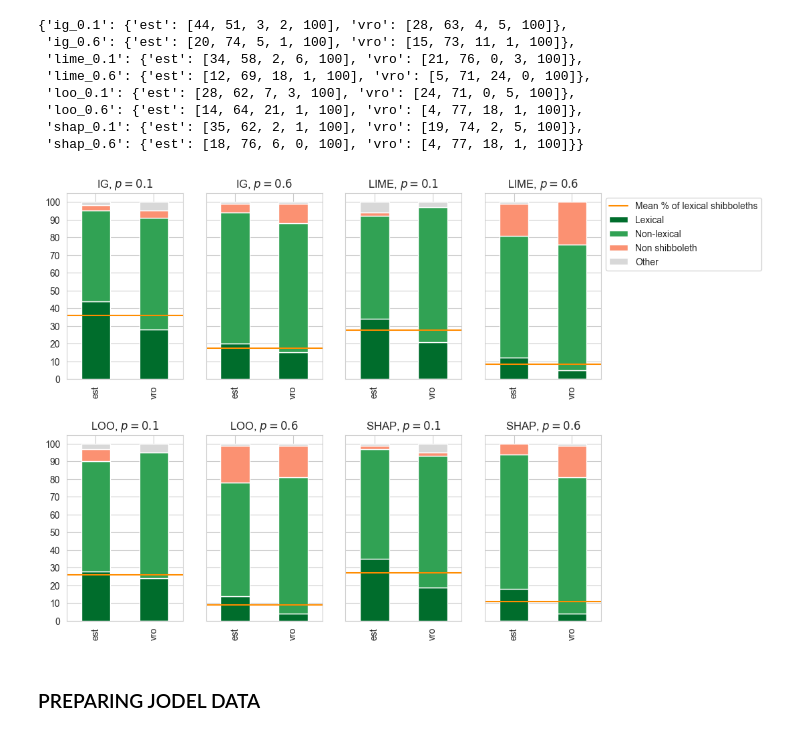
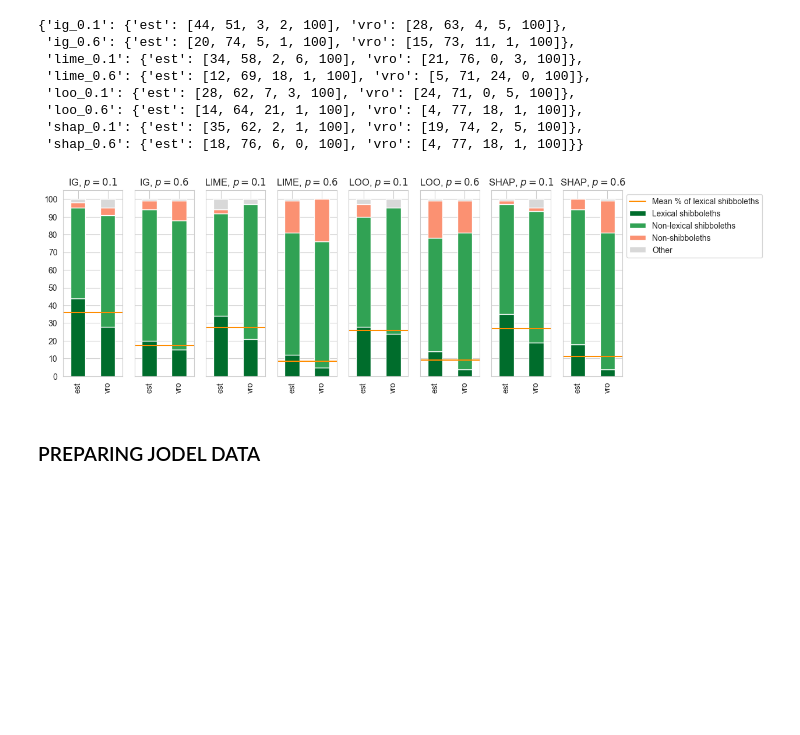
Before and after one commit to Helsinki-NLP/shibboleth, a Jupyter notebook: manual_eval/annotation_analysis_gh_ver2.ipynb, the cells around one changed output. Saved outputs shown, nothing was run; the diff lists cells and outputs as text; code cells hidden in the pictures; blank space fills up the shorter version.

```diff
--- a/manual_eval/annotation_analysis_gh_ver2.ipynb
+++ b/manual_eval/annotation_analysis_gh_ver2.ipynb
@@ -1450,5 +1453,5 @@ fig.figure.savefig('experiment1-overview.pdf', bbox_inches='tight')
 # %%
-fig, axes = plt.subplots(nrows=1, ncols=4, sharey='row', figsize=(10,4))
+fig, axes = plt.subplots(nrows=1, ncols=4, sharey='row', figsize=(10,3.5))
 all_overview[all_overview['dataset'] == 'bcms_twitter'].set_index('method').plot(kind='bar', stacked=True, title="BCMS",  colormap=cmap, ax=axes[0], legend=False)
 all_overview[all_overview['dataset'] == 'finnish_suomi24'].set_index('method').plot(kind='bar', stacked=True, title="Finnish",  colormap=cmap, ax=axes[1], legend=False)
 all_overview[all_overview['dataset'] == 'german_jodel'].set_index('method').plot(kind='bar', stacked=True, title="German",  colormap=cmap, ax=axes[2], legend=False)
@@ -1560,7 +1563,7 @@ for m in methods:
         counts[m][c].extend([lex, nonlex, nonshib, other, sum])
 # %%
 counts_df = pd.DataFrame.from_dict(counts, orient='index').stack().to_frame()
-counts_df[['Lexical', 'Non-lexical', 'Non shibboleth', 'Other', 'sum']] = counts_df.loc[:, 0].to_list()
+counts_df[['Lexical shibboleths', 'Non-lexical shibboleths', 'Non-shibboleths', 'Other', 'sum']] = counts_df.loc[:, 0].to_list()
 counts_df = counts_df.drop(columns=[counts_df.columns[0]]).drop(columns=['sum'])
 counts_df.to_csv('cs_setimes.csv')
 counts_df
@@ -1582,32 +1585,3 @@ counts_df
 |  | sr | 5 | 27 | 64 | 4 |
 | shap_0.6 | hr | 22 | 18 | 60 | 0 |
 |  | sr | 11 | 54 | 35 | 0 |
-# %%
-fig, axes = plt.subplots(nrows=2, ncols=4, sharey='row', figsize=(10,8))
-
-idx = -1
-for i in range(0,2):
-    for j in range(0,4):
-        idx += 1
-        m = methods[idx]
-        counts_df.loc[m].plot(kind='bar', stacked=True, title=methods_pretty[idx], colormap=cmap, ax=axes[i,j], legend=False)
-        mean = counts_df.loc[m]['Lexical'].mean()
-       # if i == 1 and j == 3:
-        axes[i,j].axhline(mean, color='darkorange', linestyle='-', label='Mean % of lexical shibboleths')
-
-axes[0, 0].set_yticks(range(0, 105, 10))
-axes[0, 0].set_ylim(0, 105)
-
-axes[1, 0].set_yticks(range(0, 105, 10))
-axes[1, 0].set_ylim(0, 105)
-
-ax=axes[1,3]
-handles, labels = ax.get_legend_handles_labels()
-#fig.legend(handles, labels, loc='upper center')
-plt.legend(handles, labels, loc='upper left', bbox_to_anchor=(0.9, 0.9), bbox_transform=plt.gcf().transFigure)
-plt.subplots_adjust(left=0.1, right=0.9,
-                    top=0.9, bottom=0.1,
-                    wspace=0.2, hspace=0.3
-                   )
-
-fig.figure.savefig('bcms_setimes_perclass.pdf', bbox_inches='tight')
@@ -1874,11 +1863,11 @@ counts
 # %%
 import pickle
 with open('estonian_voro.pkl', 'wb') as f:
     pickle.dump(counts, f)
 
-make_graphs_per_class(counts, 'estonian_voro')
+make_graphs_per_class(counts, 'estonian_voro', nrows=1, show_legend=True)
 # %% [output]
-[figure, old version]
+[figure, new version]
 # %% [markdown]
 ### PREPARING JODEL DATA
 # %%
```
Also changed, not shown: parts of 16 cells of this notebook, 32 other files.
